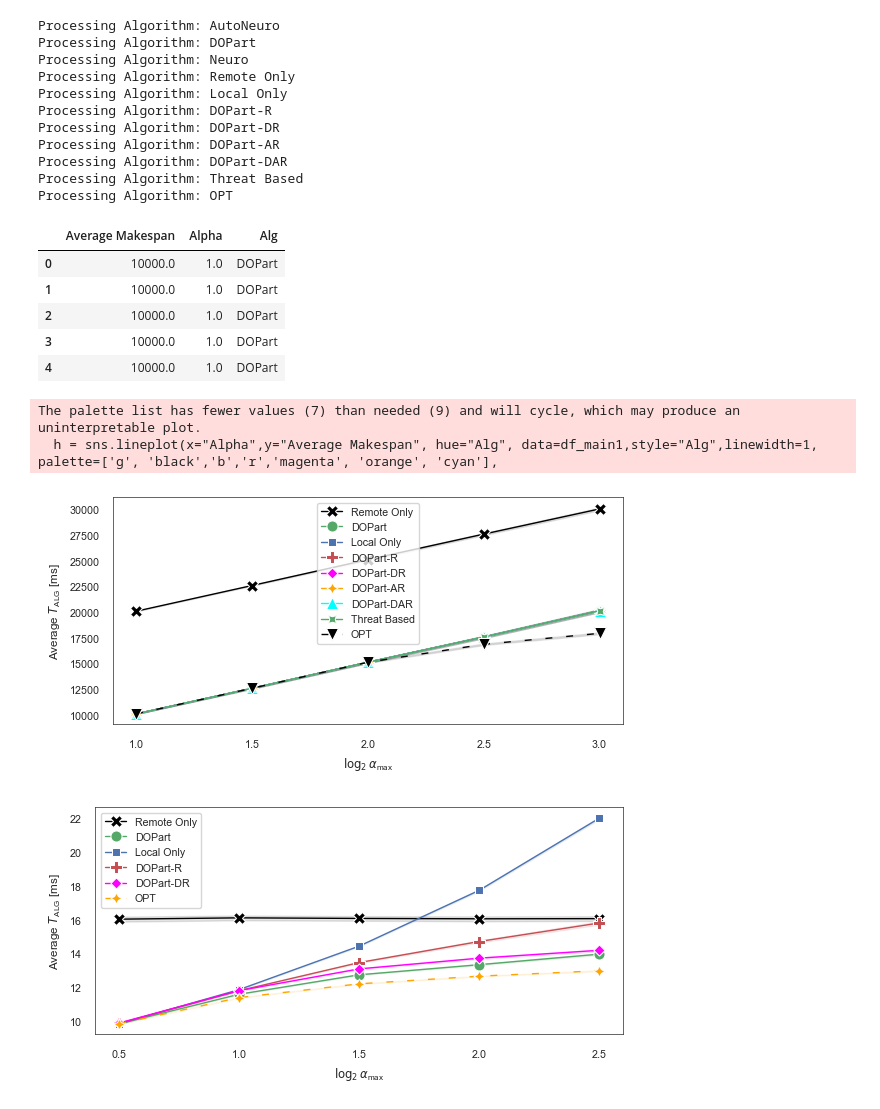
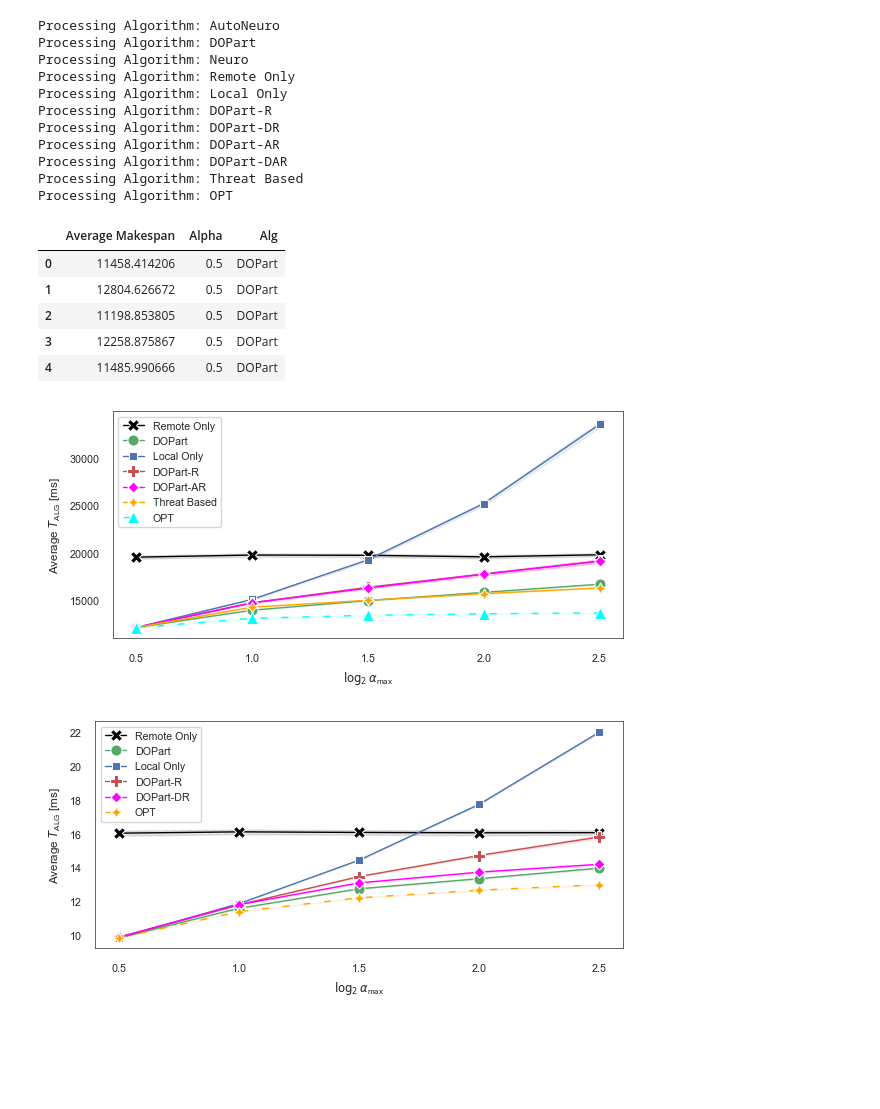
Before and after one commit to shivasaxena23/DOPart, a Jupyter notebook: (Randomized) DOPart.ipynb, the cells around one changed output. Drawn from its saved outputs; the diff is of its cells as text; code cells hidden in the pictures; blank space fills up the shorter version.

```diff
--- a/(Randomized) DOPart.ipynb
+++ b/(Randomized) DOPart.ipynb
@@ -200,7 +200,7 @@ def system_values(i):
     print(len(compute_values_remote),len(input_data_real))
     return compute_values_remote,input_data_real
 # %%
-alphas = [1,1.5,2,2.5,3]
+alphas = [0.5,1,1.5,2,2.5]
 
 algs = ["AutoNeuro", "DOPart", "Neuro", "Remote Only", "Local Only", "DOPart-R", "DOPart-DR", "DOPart-AR", "DOPart-DAR", "Threat Based", "OPT"]
 
@@ -209,15 +209,16 @@ current_comps_remote, input_data_real = system_values(1)
 33 33
 # %%
 def genAlphas(a,b,n):
-    return [a+(b-a)*random.random() for _ in range(n)]
+    # return [a+(b-a)*random.random() for _ in range(n)]
+    return [random.uniform(a,b) for _ in range(n)]
 # %%
 def generateSamples(i):
 
   R = alphas[i]
-  r = 1
+  r = 0
 
-  log_uniform = False
-  comms_uniform = True
+  log_uniform = True
+  comms_uniform = False
 
   if log_uniform == True:
     b = math.pow(2,R)
@@ -231,8 +232,6 @@ def generateSamples(i):
 
 
   TALG = [[] for _ in range(len(algs))]
-
-
 
   current_comps_local = []
   for z in range(7000):
@@ -320,5 +328,5 @@ for i in range(5):
 # %%
-ignore = [0,2]
+ignore = [0,2,6,8]
 compiled = []
 
 for k in range(len(algs)):
@@ -355,11 +363,11 @@ plt.rcParams["figure.autolayout"] = True
 df_main1.head()
 # %% [output]
 |  | Average Makespan | Alpha | Alg |
-| 0 | 10000.0 | 1.0 | DOPart |
-| 1 | 10000.0 | 1.0 | DOPart |
-| 2 | 10000.0 | 1.0 | DOPart |
-| 3 | 10000.0 | 1.0 | DOPart |
-| 4 | 10000.0 | 1.0 | DOPart |
+| 0 | 11458.414206 | 0.5 | DOPart |
+| 1 | 12804.626672 | 0.5 | DOPart |
+| 2 | 11198.853805 | 0.5 | DOPart |
+| 3 | 12258.875867 | 0.5 | DOPart |
+| 4 | 11485.990666 | 0.5 | DOPart |
 # %%
 #Lower Bandwidth range 3 Rl Rl = (r+1/8)Tr/2 Fixed comms and comps for neuro Autodidactic comms small
 
@@ -367,40 +375,38 @@ sns.set_theme(font_scale=0.7, style='white')
 
 fig, ax = plt.subplots()
 
 
 d_style = {}
 for i in algs:
   d_style[i]=''
 
 d_style[algs[-1]] = (5, 10)
 
 h = sns.lineplot(x="Alpha",y="Average Makespan", hue="Alg", data=df_main1,style="Alg",linewidth=1, palette=['g', 'black','b','r','magenta', 'orange', 'cyan'],
     markers=True, dashes=d_style, markersize=8, err_style="band", err_kws={'alpha':0.1}) #NEWDOPartRAND
 h.set_xticks(alphas) # <--- set the ticks first
-if log_uniform == True:
-  h.set_xlabel(r'$\log_2\alpha$' + r'$_\mathregular{max}$')
-else:
-  h.set_xlabel(r'$\alpha$' + r'$_\mathregular{max}$')
+# if log_uniform == True:
+h.set_xlabel(r'$\log_2\alpha$' + r'$_\mathregular{max}$')
+# else:
+#   h.set_xlabel(r'$\alpha$' + r'$_\mathregular{max}$')
 h.set_ylabel(r'Average ' + r'$T_\mathregular{ALG}$' + r' [ms]')
 h.ticklabel_format(useMathText=True)
 
 handles, labels = ax.get_legend_handles_labels()
 handles[0], handles[1] = handles[1], handles[0]
 labels[0], labels[1] = labels[1], labels[0]
 ax.legend(handles=handles[0:], labels=labels[0:])
 
 [x.set_linewidth(0.5) for x in ax.spines.values()]
 
 
 # ax.grid(False)
 # plt.ticklabel_format(style='sci', axis='y')
 
 plt.savefig("resnet34_max.pdf", bbox_inches='tight')
 plt.show()
 # %% [output]
-The palette list has fewer values (7) than needed (9) and will cycle, which may produce an uninterpretable plot.
-  h = sns.lineplot(x="Alpha",y="Average Makespan", hue="Alg", data=df_main1,style="Alg",linewidth=1, palette=['g', 'black','b','r','magenta', 'orange', 'cyan'],
-[figure, old version]
+[figure, new version]
 # %%
 #Lower Bandwidth range 3 Rl Rl = (r+1/8)Tr/2 Fixed comms and comps for neuro Autodidactic comms small
 
```
Also changed, not shown: parts of 2 cells of this notebook.
